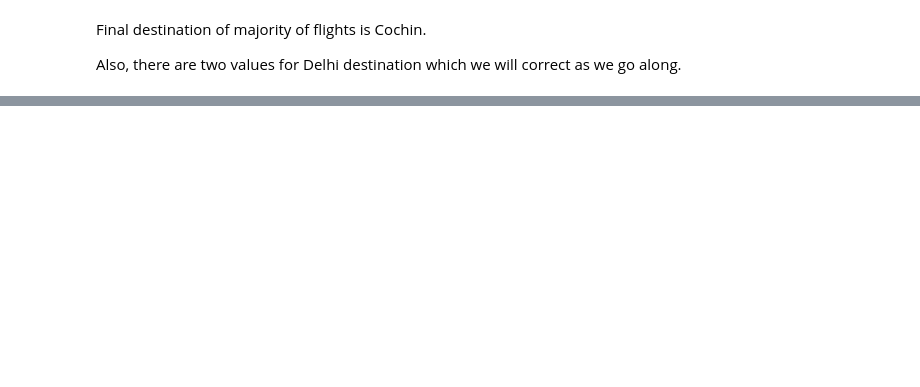
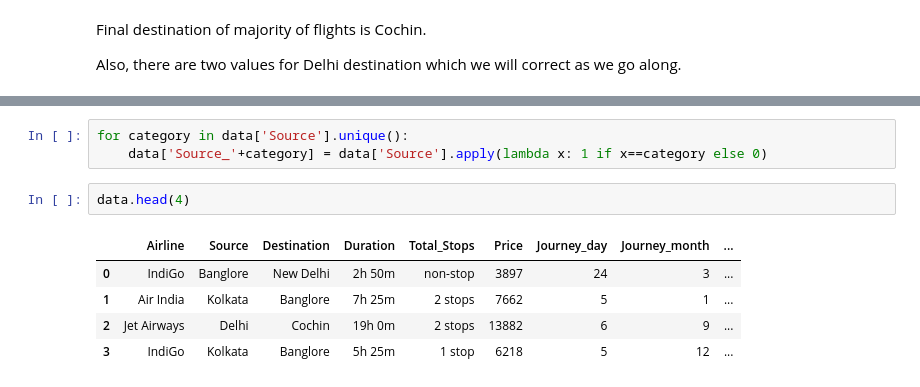
Before and after one commit to PushpaSharmaa/Flight-Fare-Prediction, a Jupyter notebook: Flight_Fare_Prediction ML Project.ipynb, the cells around one changed output, grey strips where cells are left out. Drawn from its saved outputs; the diff is of its cells as text; blank space fills up the shorter version.

```diff
--- a/Flight_Fare_Prediction ML Project.ipynb
+++ b/Flight_Fare_Prediction ML Project.ipynb
@@ -472,0 +578,11 @@ plt.xticks(rotation='vertical')
+# %%
+for category in data['Source'].unique():
+    data['Source_'+category] = data['Source'].apply(lambda x: 1 if x==category else 0)
+# %%
+data.head(4)
+# %% [output]
+|  | Airline | Source | Destination | Duration | Total_Stops | Price | Journey_day | Journey_month | ... |
+| 0 | IndiGo | Banglore | New Delhi | 2h 50m | non-stop | 3897 | 24 | 3 | ... |
+| 1 | Air India | Kolkata | Banglore | 7h 25m | 2 stops | 7662 | 5 | 1 | ... |
+| 2 | Jet Airways | Delhi | Cochin | 19h 0m | 2 stops | 13882 | 6 | 9 | ... |
+| 3 | IndiGo | Kolkata | Banglore | 5h 25m | 1 stop | 6218 | 5 | 12 | ... |
```
Also changed, not shown: parts of 46 cells of this notebook.
